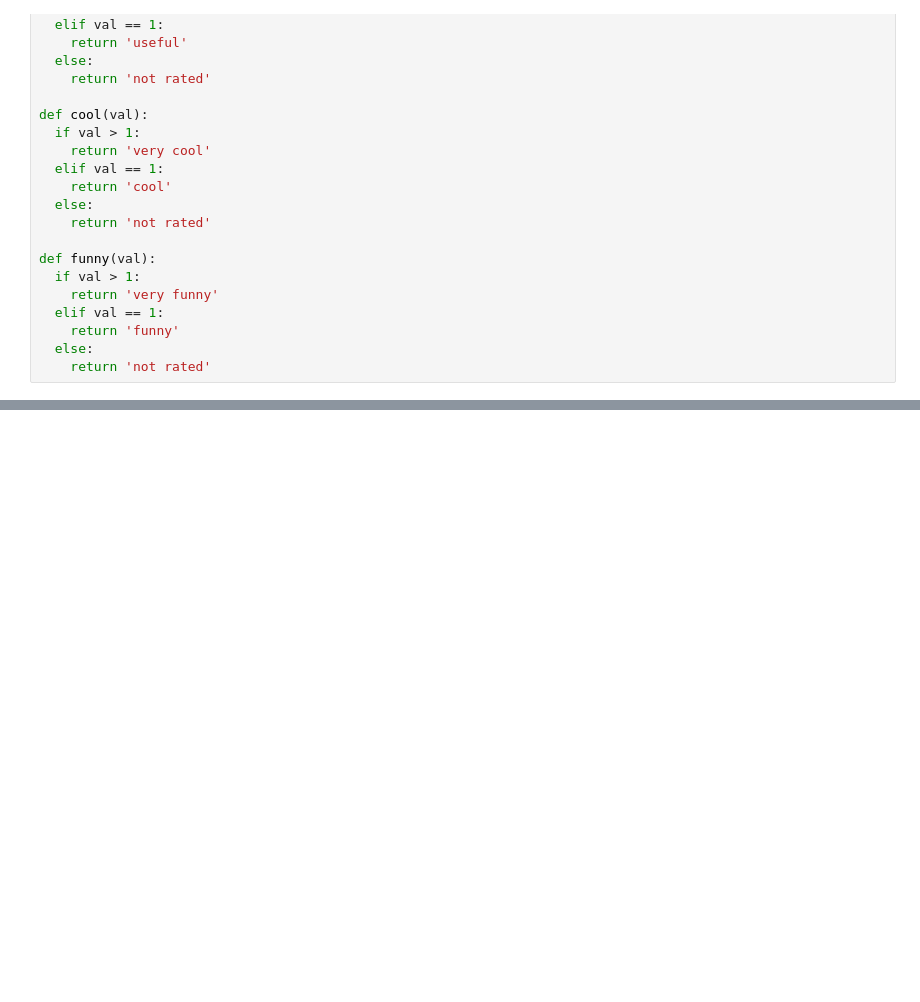
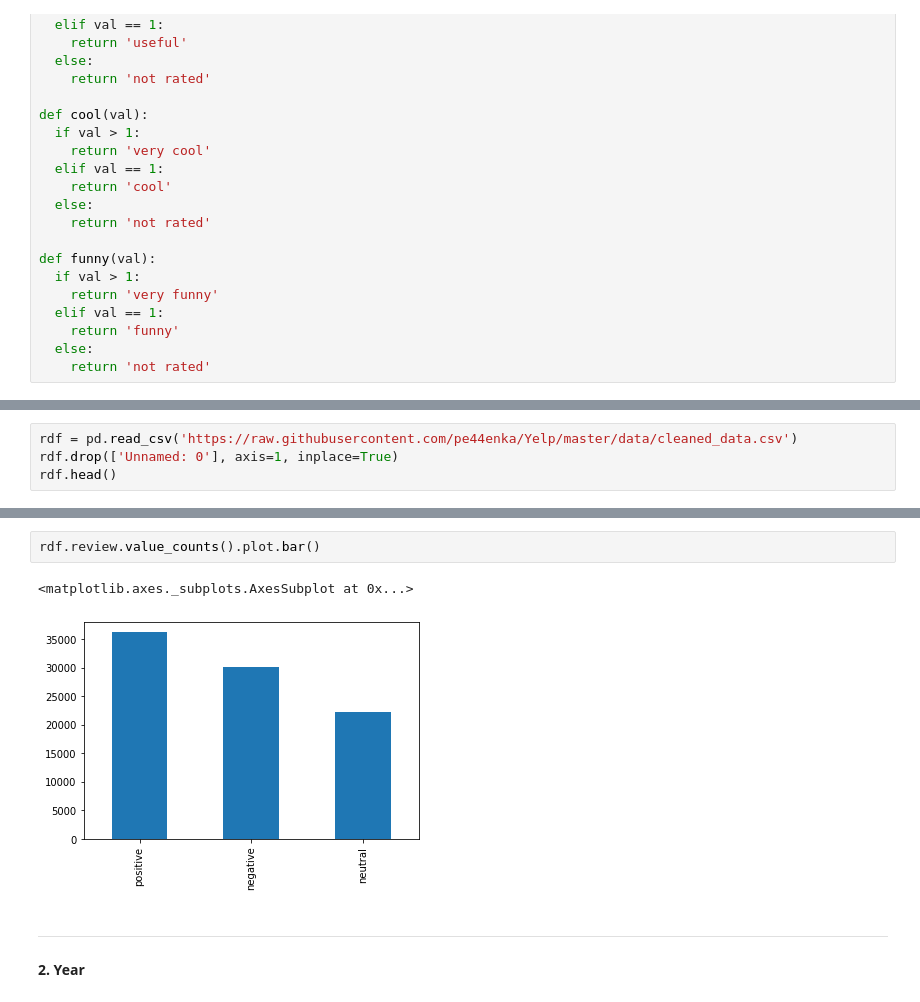
Before and after one commit to pe44enka/Yelp, a Jupyter notebook: DA_Project.ipynb, the cells around one changed output, grey strips where cells are left out. Drawn from its saved outputs; the diff is of its cells as text; blank space fills up the shorter version.

```diff
--- a/DA_Project.ipynb
+++ b/DA_Project.ipynb
@@ -1014,0 +1021,4 @@ result_df.head()
+# %%
+rdf = pd.read_csv('https://raw.githubusercontent.com/pe44enka/Yelp/master/data/cleaned_data.csv')
+rdf.drop(['Unnamed: 0'], axis=1, inplace=True)
+rdf.head()
@@ -1014,0 +1069,12 @@ result_df.head()
+# %%
+rdf.review.value_counts().plot.bar()
+# %% [output]
+<matplotlib.axes._subplots.AxesSubplot at 0x...>
+[figure, added]
+# %% [markdown]
+
+
+---
+
+
+**2. Year**
```
Also changed, not shown: parts of 107 cells of this notebook.
